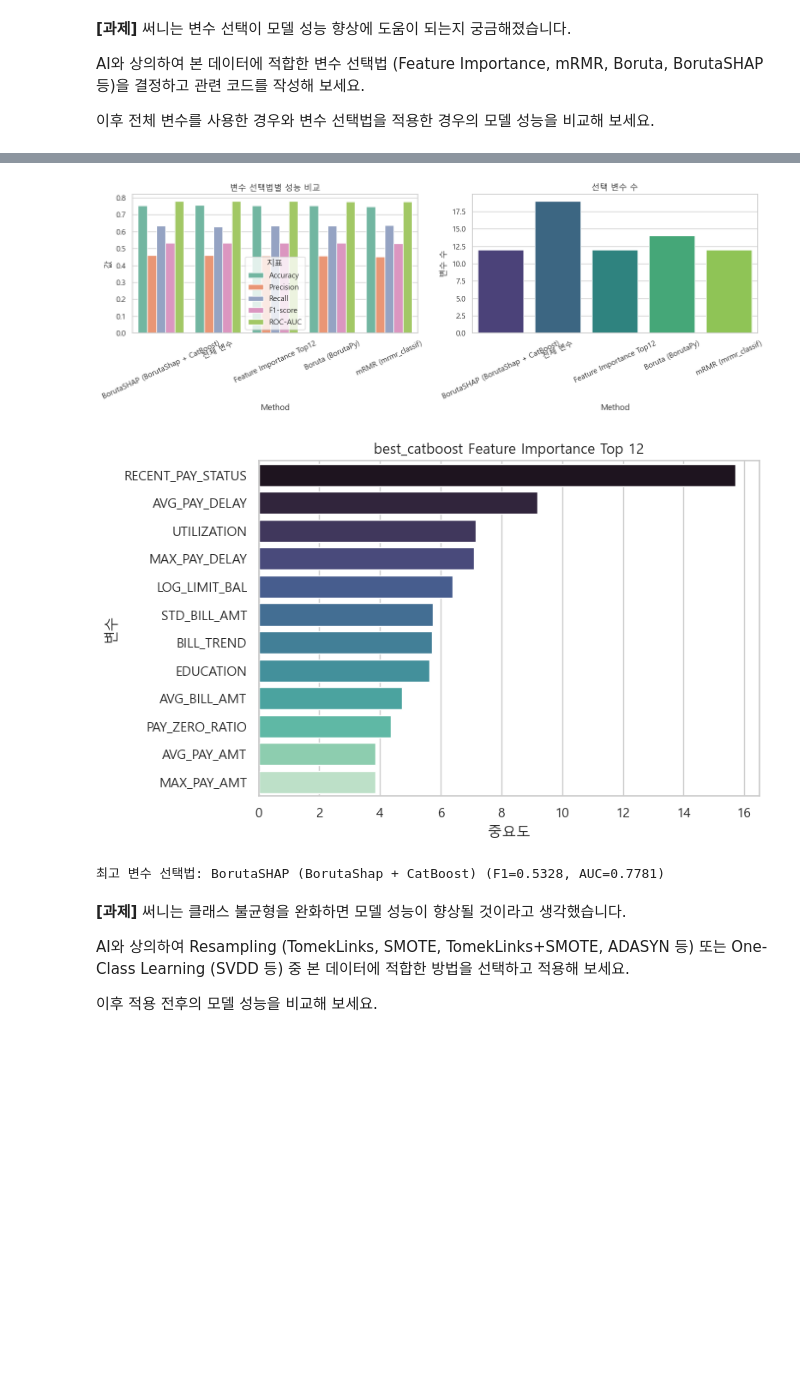
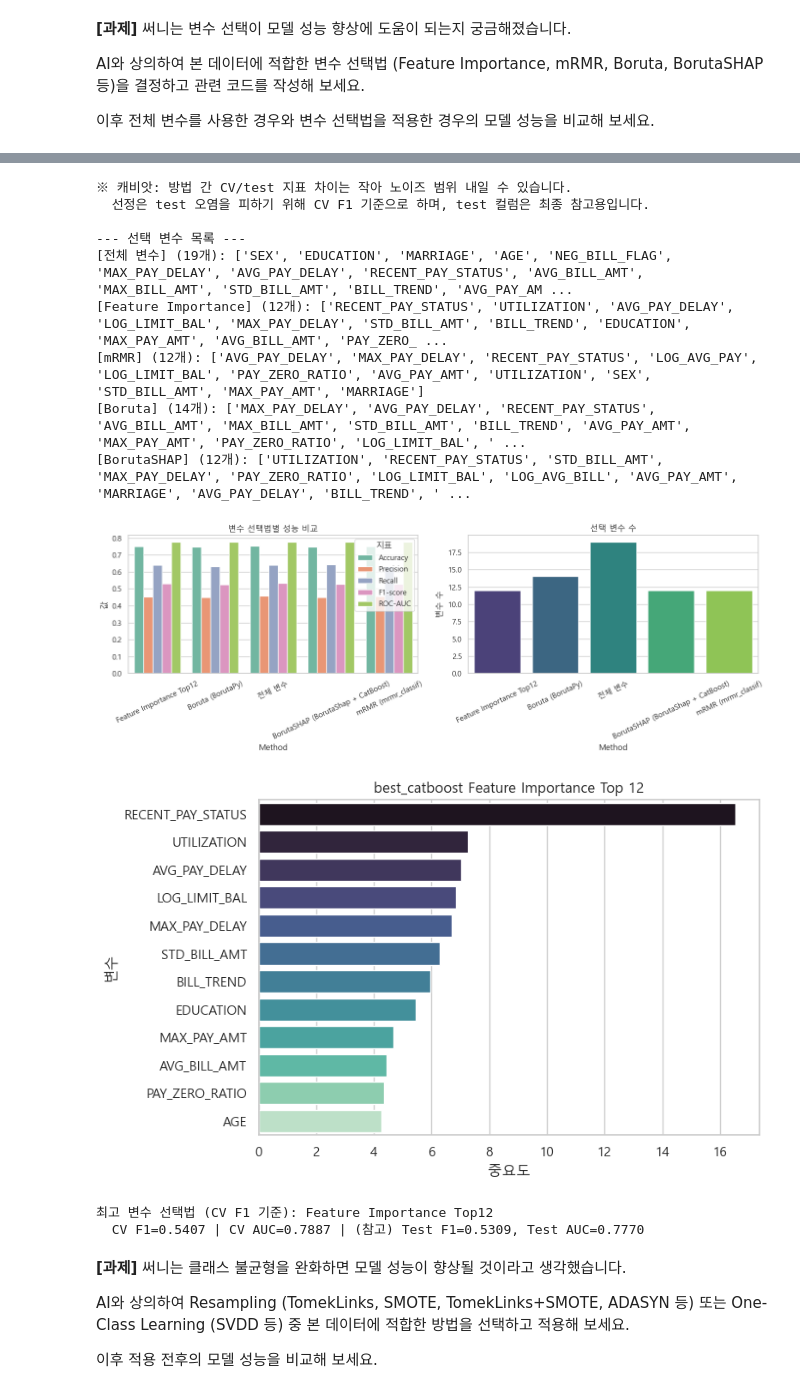
Before and after one commit to QuasarPark/JS_AI_project, a Jupyter notebook: 13일차/머신러닝 Day 6. 미니프로젝트.ipynb, the cells around one changed output, grey strips where cells are left out. Saved outputs shown, nothing was run; the diff lists cells and outputs as text; code cells hidden in the pictures; blank space fills up the shorter version.

```diff
--- a/13일차/머신러닝 Day 6. 미니프로젝트.ipynb
+++ b/13일차/머신러닝 Day 6. 미니프로젝트.ipynb
@@ -1780,16 +1844,15 @@ print("변수 선택 비교 — CatBoost (Optuna best params 고정)")
 print("=" * 70)
 print(f"전체 변수: {X_train.shape[1]}개 | 선택 목표: Top {TOP_K}")
 print(f"CB params : {CB_PARAMS}")
+print("선정 기준: train 5-fold CV F1 (test 지표는 최종 참고 보고용)")
 
 
 def _cat_in_feats(features):
     return [c for c in CAT_FEATURES_FS if c in features]
 
 
-def train_catboost_subset(features, X_tr, y_tr, X_te, y_te):
-    """선택 변수 subset으로 CatBoost 재학습 후 지표 반환."""
-    cat_cols = _cat_in_feats(features)
-    model = CatBoostClassifier(
+def _build_fs_catboost(cat_cols):
+    return CatBoostClassifier(
         **CB_PARAMS,
         grow_policy="SymmetricTree",
         loss_function="Logloss",
@@ -1800,9 +1863,20 @@ def train_catboost_subset(features, X_tr, y_tr, X_te, y_te):
         verbose=0,
         allow_writing_files=False,
     )
+
+
+def train_catboost_subset(features, X_tr, y_tr, X_te, y_te):
+    """선택 변수 subset으로 CatBoost 재학습 후 지표 반환.
+
+    early stopping 검증은 train 내부 10% split 사용 — test는 최종 평가 전용 (누수 방지).
+    """
+    X_fit, X_es, y_fit, y_es = train_test_split(
+        X_tr, y_tr, test_size=0.1, stratify=y_tr, random_state=RANDOM_STATE,
+    )
+    model = _build_fs_catboost(_cat_in_feats(features))
     model.fit(
-        X_tr[features], y_tr,
-        eval_set=(X_te[features], y_te),
+        X_fit[features], y_fit,
+        eval_set=(X_es[features], y_es),
         early_stopping_rounds=30,
         verbose=0,
     )
@@ -1811,10 +1885,40 @@ def train_catboost_subset(features, X_tr, y_tr, X_te, y_te):
     return model, pred, proba
 
 
+def cv_metrics_subset(features, n_splits=5):
+    """train 5-fold StratifiedKFold CV 평균 AUC/F1 — 방법 선정 기준 (test 미사용).
+
+    fold 내부 검증 폴드를 early stopping eval_set으로 사용 (허용 가능한 단순화).
+    """
+    cat_cols = _cat_in_feats(features)
+    skf = StratifiedKFold(n_splits=n_splits, shuffle=True, random_state=RANDOM_STATE)
+    aucs, f1s = [], []
+    for tr_idx, va_idx in skf.split(X_train[features], y_train):
+        X_tr_cv = X_train[features].iloc[tr_idx]
+        X_va_cv = X_train[features].iloc[va_idx]
+        y_tr_cv = y_train.iloc[tr_idx]
+        y_va_cv = y_train.iloc[va_idx]
+        model = _build_fs_catboost(cat_cols)
+        model.fit(
+            X_tr_cv, y_tr_cv,
+            eval_set=(X_va_cv, y_va_cv),
+            early_stopping_rounds=30,
+            verbose=0,
+        )
+        proba_cv = model.predict_proba(X_va_cv)[:, 1]
+        pred_cv = model.predict(X_va_cv)
+        aucs.append(roc_auc_score(y_va_cv, proba_cv))
+        f1s.append(f1_score(y_va_cv, pred_cv, zero_division=0))
+    return float(np.mean(aucs)), float(np.mean(f1s))
+
+
 def eval_metrics(method, features, pred, proba):
+    cv_auc, cv_f1 = cv_metrics_subset(features)
     return {
         "Method": method,
         "변수 수": len(features),
+        "CV AUC": cv_auc,
+        "CV F1": cv_f1,
         "Accuracy": accuracy_score(y_test, pred),
         "Precision": precision_score(y_test, pred, zero_division=0),
         "Recall": recall_score(y_test, pred, zero_division=0),
@@ -2010,9 +2114,11 @@ _, pred_bs, proba_bs = train_catboost_subset(
 fs_results.append(eval_metrics(f"BorutaSHAP ({borutashap_note})", borutashap_features, pred_bs, proba_bs))
 fs_registry["BorutaSHAP"] = borutashap_features
 
-# --- 결과 ---
-fs_compare_df = pd.DataFrame(fs_results).sort_values("F1-score", ascending=False)
+# --- 결과 (선정 기준: train 5-fold CV F1 / test 지표는 참고 보고) ---
+fs_compare_df = pd.DataFrame(fs_results).sort_values("CV F1", ascending=False)
 display(fs_compare_df.round(4))
+print("※ 캐비앗: 방법 간 CV/test 지표 차이는 작아 노이즈 범위 내일 수 있습니다.")
+print("  선정은 test 오염을 피하기 위해 CV F1 기준으로 하며, test 컬럼은 최종 참고용입니다.")
 
 print("\n--- 선택 변수 목록 ---")
 for name, feats in fs_registry.items():
@@ -2044,9 +2150,11 @@ plt.tight_layout()
 plt.show()
 
 best_fs = fs_compare_df.iloc[0]
-print(f"\n최고 변수 선택법: {best_fs['Method']} (F1={best_fs['F1-score']:.4f}, AUC={best_fs['ROC-AUC']:.4f})")
+print(f"\n최고 변수 선택법 (CV F1 기준): {best_fs['Method']}")
+print(f"  CV F1={best_fs['CV F1']:.4f} | CV AUC={best_fs['CV AUC']:.4f}"
+      f" | (참고) Test F1={best_fs['F1-score']:.4f}, Test AUC={best_fs['ROC-AUC']:.4f}")
 
-# resampling 셀에서 사용할 최적 변수 목록
+# resampling 셀에서 사용할 최적 변수 목록 (CV 기준 선택을 따름)
 method_key = best_fs["Method"]
 if "BorutaSHAP" in method_key:
     selected_features = fs_registry["BorutaSHAP"]
@@ -2083,6 +2185,16 @@ CB params : {'iterations': 573, 'learning_rate': 0.042939811886786895, 'depth':
+※ 캐비앗: 방법 간 CV/test 지표 차이는 작아 노이즈 범위 내일 수 있습니다.
+  선정은 test 오염을 피하기 위해 CV F1 기준으로 하며, test 컬럼은 최종 참고용입니다.
+
+--- 선택 변수 목록 ---
+[전체 변수] (19개): ['SEX', 'EDUCATION', 'MARRIAGE', 'AGE', 'NEG_BILL_FLAG', 'MAX_PAY_DELAY', 'AVG_PAY_DELAY', 'RECENT_PAY_STATUS', 'AVG_BILL_AMT', 'MAX_BILL_AMT', 'STD_BILL_AMT', 'BILL_TREND', 'AVG_PAY_AM ...
+[Feature Importance] (12개): ['RECENT_PAY_STATUS', 'UTILIZATION', 'AVG_PAY_DELAY', 'LOG_LIMIT_BAL', 'MAX_PAY_DELAY', 'STD_BILL_AMT', 'BILL_TREND', 'EDUCATION', 'MAX_PAY_AMT', 'AVG_BILL_AMT', 'PAY_ZERO_ ...
+[mRMR] (12개): ['AVG_PAY_DELAY', 'MAX_PAY_DELAY', 'RECENT_PAY_STATUS', 'LOG_AVG_PAY', 'LOG_LIMIT_BAL', 'PAY_ZERO_RATIO', 'AVG_PAY_AMT', 'UTILIZATION', 'SEX', 'STD_BILL_AMT', 'MAX_PAY_AMT', 'MARRIAGE']
+[Boruta] (14개): ['MAX_PAY_DELAY', 'AVG_PAY_DELAY', 'RECENT_PAY_STATUS', 'AVG_BILL_AMT', 'MAX_BILL_AMT', 'STD_BILL_AMT', 'BILL_TREND', 'AVG_PAY_AMT', 'MAX_PAY_AMT', 'PAY_ZERO_RATIO', 'LOG_LIMIT_BAL', ' ...
+[BorutaSHAP] (12개): ['UTILIZATION', 'RECENT_PAY_STATUS', 'STD_BILL_AMT', 'MAX_PAY_DELAY', 'PAY_ZERO_RATIO', 'LOG_LIMIT_BAL', 'LOG_AVG_BILL', 'AVG_PAY_AMT', 'MARRIAGE', 'AVG_PAY_DELAY', 'BILL_TREND', ' ...
-[figure, old version]
+[figure, new version]
-[figure, old version]
+[figure, new version]
-최고 변수 선택법: BorutaSHAP (BorutaShap + CatBoost) (F1=0.5328, AUC=0.7781)
+최고 변수 선택법 (CV F1 기준): Feature Importance Top12
+  CV F1=0.5407 | CV AUC=0.7887 | (참고) Test F1=0.5309, Test AUC=0.7770
 # %% [markdown]
 **[과제]** 써니는 클래스 불균형을 완화하면 모델 성능이 향상될 것이라고 생각했습니다.
 
```
Also changed, not shown: parts of 10 cells of this notebook, 44 other files.
